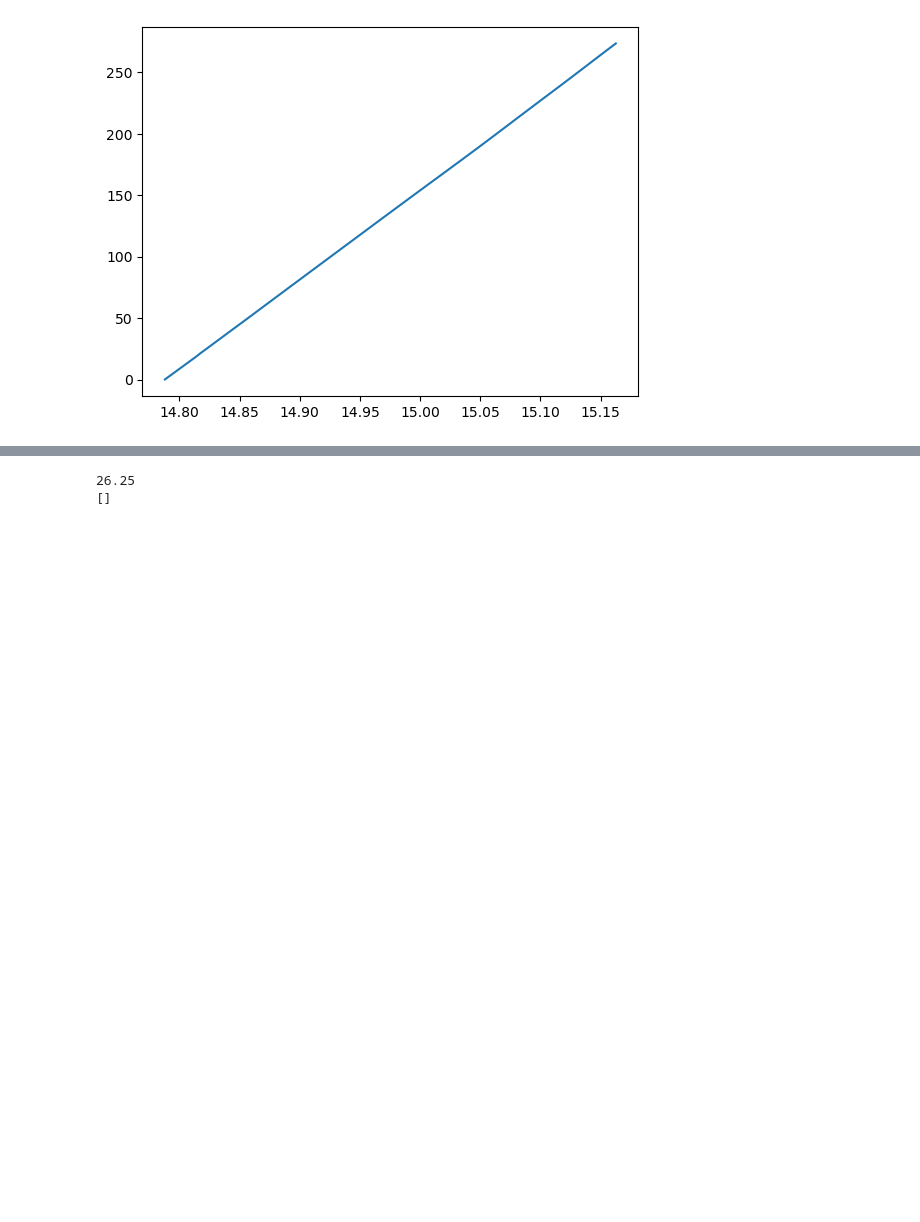
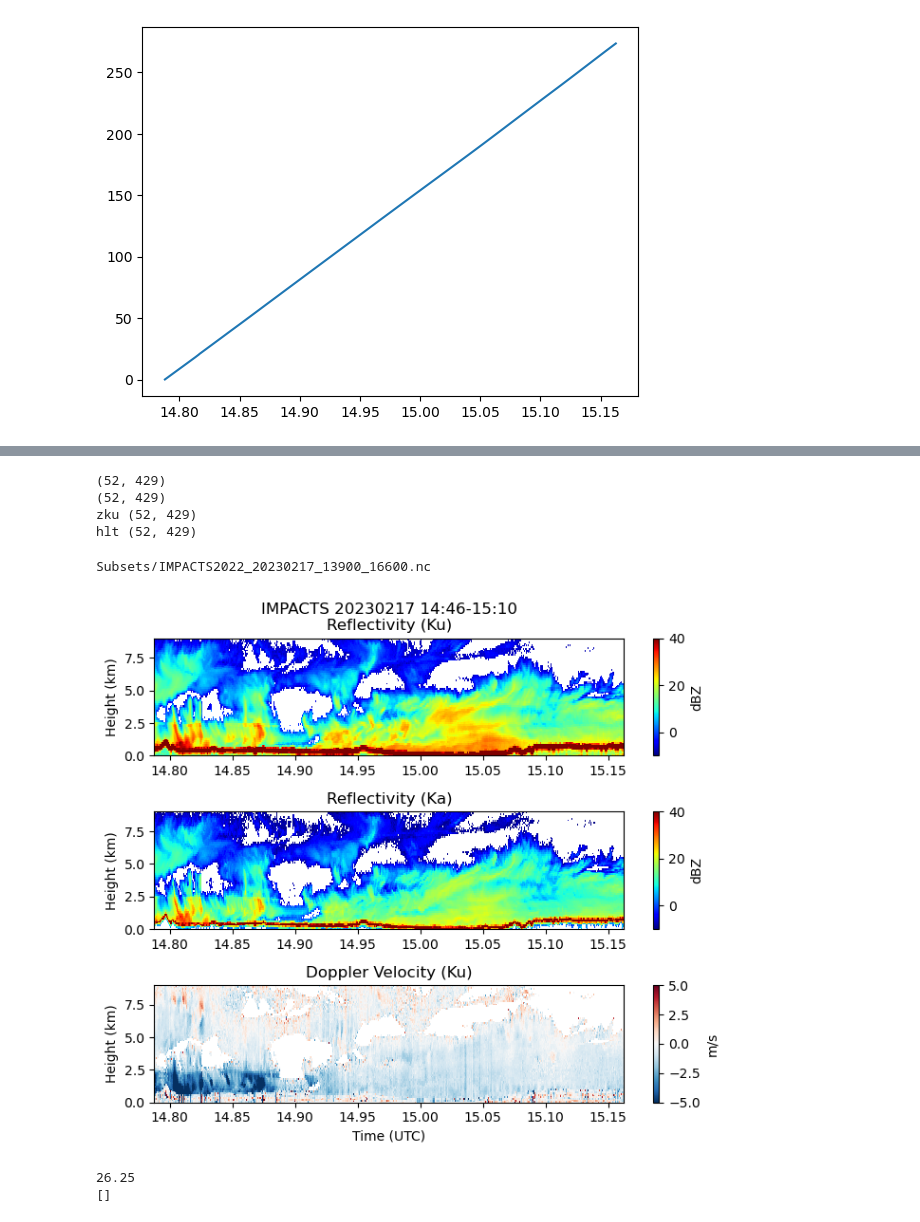
Before and after one commit to mgrecu35/aos, a Jupyter notebook: Synergy_KuW/airborne/readIMPACTS_Subset_Case5.ipynb, the cells around one changed output, grey strips where cells are left out. Cells and saved outputs as stored; diff of their text form; code cells hidden in the pictures; blank space fills up the shorter version.

```diff
--- a/Synergy_KuW/airborne/readIMPACTS_Subset_Case5.ipynb
+++ b/Synergy_KuW/airborne/readIMPACTS_Subset_Case5.ipynb
@@ -167,3 +180,67 @@ hlt (52, 429)
+# %%
+#plt.plot(gain)
+import matplotlib.pyplot as plt
+fig=plt.figure(figsize=(7,6))
+hLT=np.array(hLT)
+zKu_dpr=np.array(zKu_dprL)
+zKa_dpr=np.array(zKa_dprL)
+n1=np.random.randn(zKu_dpr.shape[0],zKu_dpr.shape[1])
+n2=np.random.randn(zKa_dpr.shape[0],zKa_dpr.shape[1])*2
+zKu_dpr_m=np.ma.masked_where(zKu_dpr+n1<10,zKu_dpr+n1)
+zKa_dpr_m=np.ma.masked_where(zKa_dpr+n2<10,zKa_dpr+n2)
+
+print(hLT.shape)
+x=range(zKu_dpr_m.shape[0])
+x2D=np.array([x for k in range(zKu_dpr_m.shape[1])])
+print(x2D.T.shape)
+print('zku',zKu_dpr_m.shape)
+print('hlt',hLT.shape)
+from mpldatacursor import datacursor
+coords = []
+
+
+ax=plt.subplot(3,1,1)
+x2Df=[timeL for k in range(zKu.shape[1])]
+x2Df=np.array(x2Df)
+zKum=np.ma.masked_where(zKu<-10,zKu)
+plt.pcolormesh(x2Df.T[:,::5],(h/1e3)[:,::5],zKum[:,::-1][:,::5],cmap='jet',vmin=-10,vmax=40)
+#plt.pcolormesh(x2D.T[:,::5],(hLT/1e3)[:,::5],zKa_dpr_m[:,:][:,::5],cmap='jet',vmin=10,vmax=40)
+ax.set_title('IMPACTS 20230217 14:46-15:10\nReflectivity (Ku)')
+plt.ylim(0,9)
+ax.set_ylabel('Height (km)')
+
+#datacursor()
+#get coordinates from the plot using the cursor
+
+plt.colorbar(label='dBZ')
+ax=plt.subplot(3,1,2)
+zKam=np.ma.masked_where(zKa<-10,zKa)
+plt.pcolormesh(x2Df.T[:,::5],(h/1e3)[:,::5],zKam[:,:][:,::5],cmap='jet',vmin=-10,vmax=40)
+ax.set_title('Reflectivity (Ka)')
+plt.ylim(0,9)
+ax.set_ylabel('Height (km)')
+plt.colorbar(label='dBZ')
+
+ax3=plt.subplot(3,1,3)
+vDop_dprL=np.array(vDop_dprL)
+vDop_dpr_m=np.ma.masked_where(vDop_dprL<-8,vDop_dprL)
+vDop_dpr_m=np.ma.masked_where(zKu_dpr+n1<10,vDop_dprL)
+plt.pcolormesh(x2Df.T[:,::5],(h/1e3)[:,::5],vdopKu[:,::-1][:,::5],cmap='RdBu_r',vmin=-5,vmax=5)
+ax3.set_title('Doppler Velocity (Ku)')
+ax3.set_ylabel('Height (km)')
+ax3.set_xlabel('Time (UTC)')
+plt.ylim(0,9)
+plt.colorbar(label='m/s')
+plt.tight_layout()
+plt.savefig('fine_resolution_obs_Case5.png',dpi=300)
+print(fname)
+# %% [output]
+(52, 429)
+(52, 429)
+zku (52, 429)
+hlt (52, 429)
+Subsets/IMPACTS2022_20230217_13900_16600.nc
+[figure, added]
 # %%
 print(hLT[0,0]-hLT[0,1])
 print(coords)
```
Also changed, not shown: parts of 2 cells of this notebook, 4 other files.
